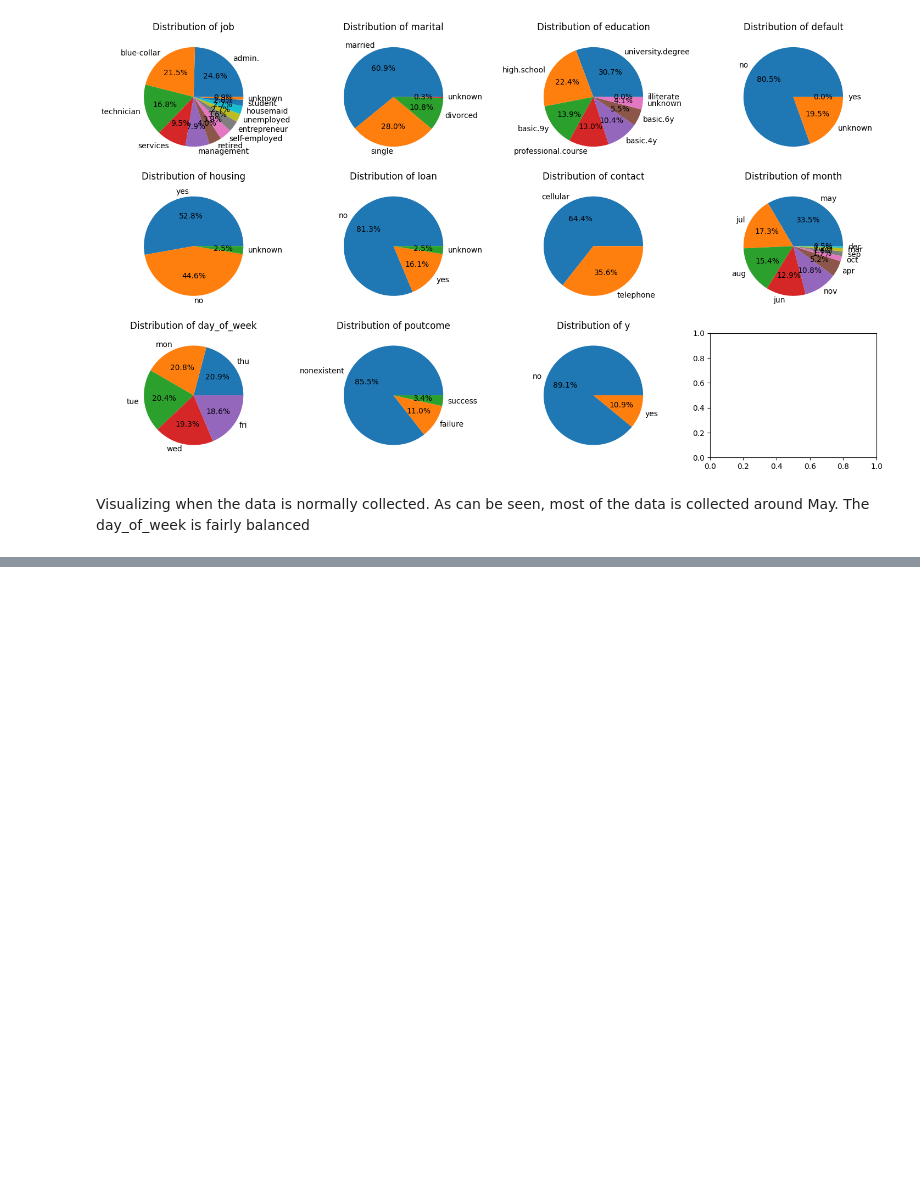
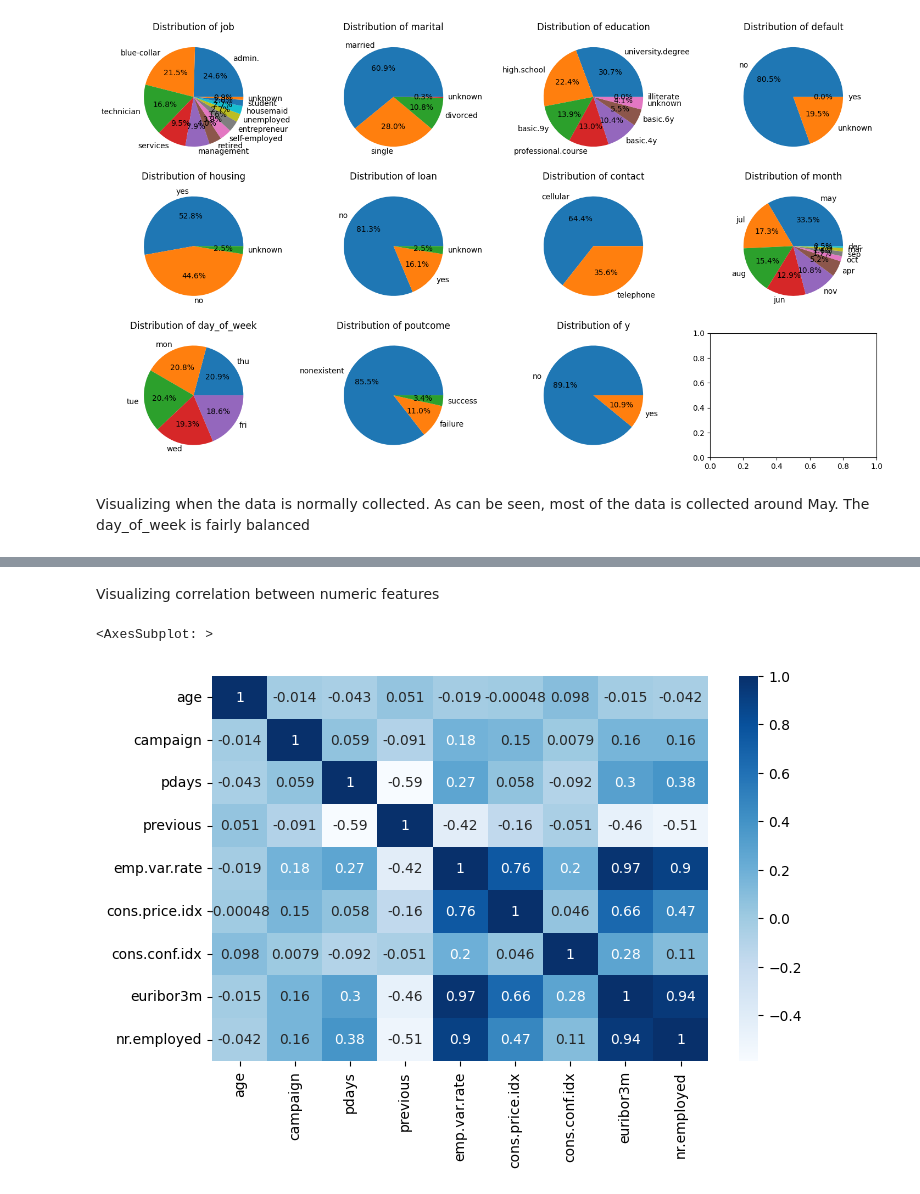
Before and after one commit to longtv2222/bank-investment-prediction, a Jupyter notebook: eda.ipynb, the cells around one changed output, grey strips where cells are left out. Saved outputs shown, nothing was run; the diff lists cells and outputs as text; code cells hidden in the pictures; blank space fills up the shorter version.

Commit message:
Add seaborn and chart for visualizing correlation between features

```diff
--- a/eda.ipynb
+++ b/eda.ipynb
@@ -109,0 +110,16 @@ for i, ax in enumerate(axes.flat, start=0):
+# %% [markdown]
+Visualizing correlation between numeric features
+# %%
+import seaborn as sb
+from matplotlib import rcParams
+
+# figure size in inches
+rcParams['figure.figsize'] = 8, 5
+numerical_features = ["age", "campaign", "pdays", "previous", "emp.var.rate",
+                      "cons.price.idx", "cons.conf.idx", "euribor3m", "nr.employed"]
+
+corr = df[numerical_features].corr()
+sb.heatmap(corr, cmap="Blues", annot=True)
+# %% [output]
+<AxesSubplot: >
+[figure, added]
```
Also changed, not shown: parts of 1 cell of this notebook, 1 other file.
